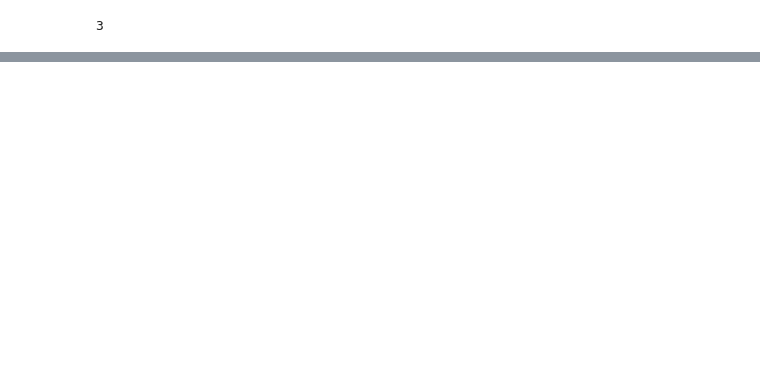
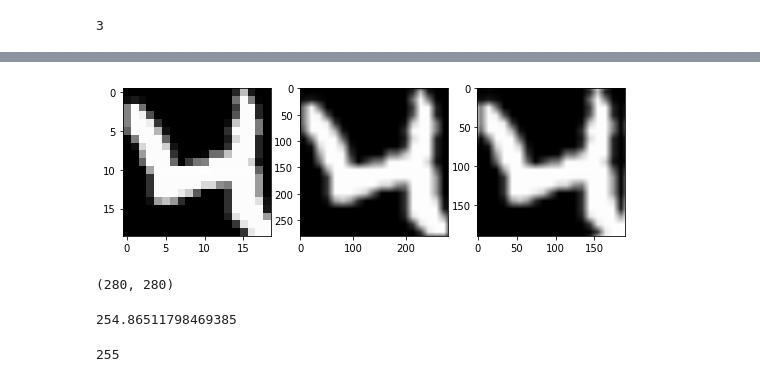
Before and after one commit to Matthew-Weisberg/MNIST_ObjectDetection_Dataset, a Jupyter notebook: MNIST Object Localization.ipynb, the cells around one changed output, grey strips where cells are left out. Saved outputs shown, nothing was run; the diff lists cells and outputs as text; code cells hidden in the pictures; blank space fills up the shorter version.

```diff
--- a/MNIST Object Localization.ipynb
+++ b/MNIST Object Localization.ipynb
@@ -242,0 +253,27 @@ plot_image_from_grayscale(image)
+# %%
+a = grab_x_bbox_region(x_train[20], label=y_train_bboxes[20])
+b = transform.resize(a, (280, 280), mode='constant', anti_aliasing = False, cval =0, preserve_range=True)
+c = transform.rescale(a, 10, anti_aliasing = True)
+
+plt.figure(figsize=[9,3])
+plt.subplot(1,3,1)
+plt.imshow(a, cmap='gray')
+plt.subplot(1,3,2)
+plt.imshow(b, cmap='gray')
+plt.subplot(1,3,3)
+plt.imshow(c, cmap='gray')
+plt.show()
+# %% [output]
+[figure, added]
+# %%
+b.shape
+# %% [output]
+(280, 280)
+# %%
+np.max(b)
+# %% [output]
+254.86511798469385
+# %%
+np.max(a)
+# %% [output]
+255
```
Also changed, not shown: parts of 8 cells of this notebook.
